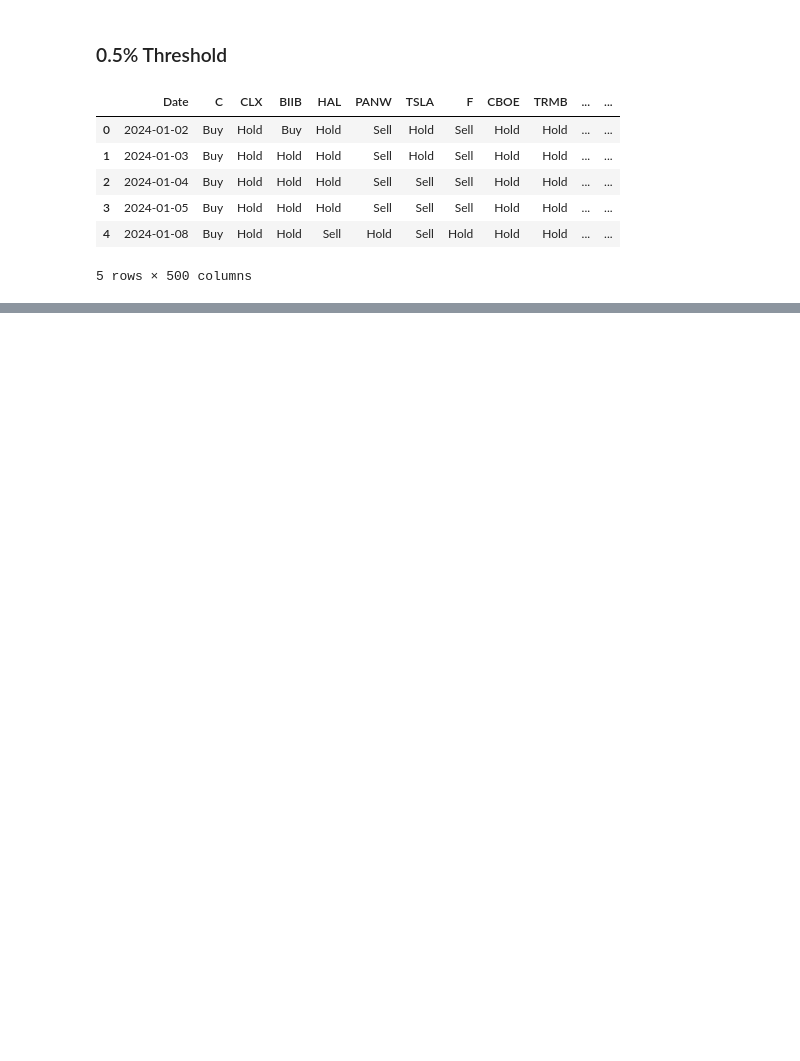
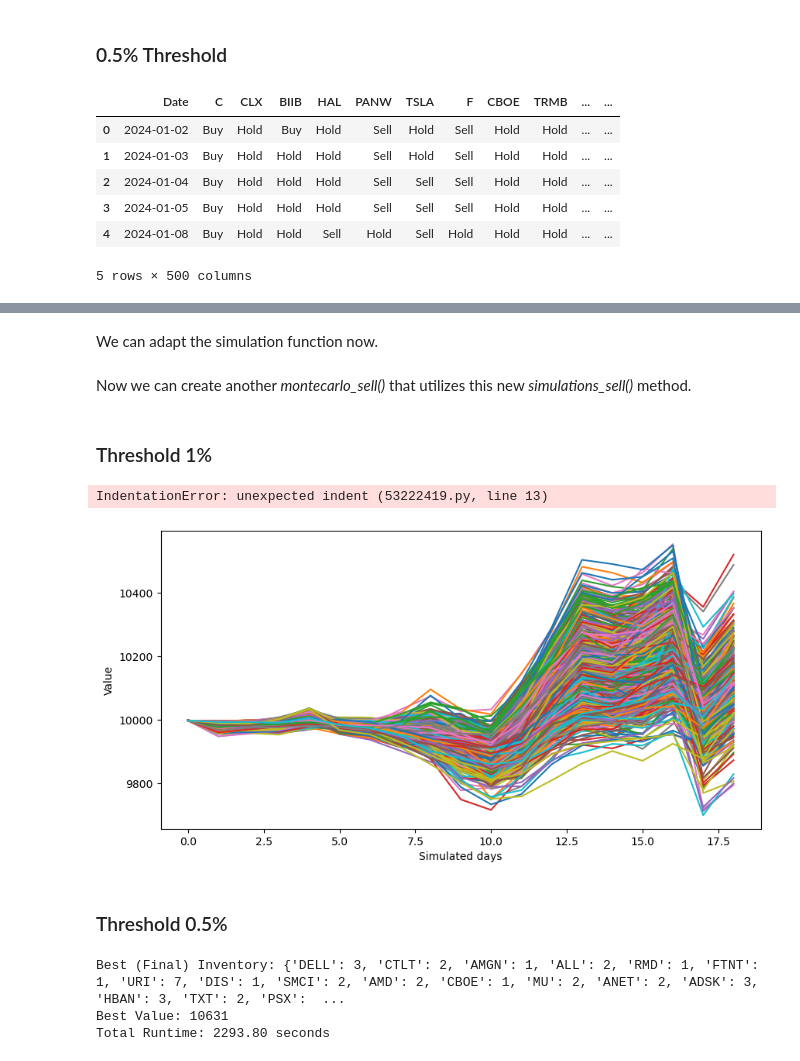
Before and after one commit to pmgfernandes04/SP500-Using-ML-and-Search-Methods, a Jupyter notebook: montecarlo.ipynb, the cells around one changed output, grey strips where cells are left out. Cells and saved outputs as stored; diff of their text form; code cells hidden in the pictures; blank space fills up the shorter version.

```diff
--- a/montecarlo.ipynb
+++ b/montecarlo.ipynb
@@ -572,0 +618,2 @@ plt.show()
+# %% [markdown]
+We can adapt the simulation function now.
@@ -572,0 +714,2 @@ plt.show()
+# %% [markdown]
+Now we can create another *montecarlo_sell()* that utilizes this new *simulations_sell()* method.
@@ -572,0 +742,54 @@ plt.show()
+# %% [markdown]
+### Threshold 1%
+# %%
+lstm1_sell_results = pd.DataFrame() # reset results
+
+balance = 10000
+
+no_iterations = 500
+
+min_distr = 3
+max_distr = 5
+
+diff_ticker_amount = 2
+
+#running_time, best_inventory, best_value, lstm1_sell_results = montecarlo_sell(df_lstm1, no_iterations, balance,
+                                                                     min_distr, max_distr, diff_ticker_amount)
+
+print(f"Best (Final) Inventory: {best_inventory}")
+print(f"Best Value: {best_value}")
+print(f"Total Runtime: {running_time:.2f} seconds")
+# %% [output]
+IndentationError: unexpected indent (53222419.py, line 13)
+# %%
+plt.figure(figsize=(10,5))
+plt.plot(lstm1_sell_results)
+plt.ylabel('Value')
+plt.xlabel('Simulated days')
+plt.show()
+# %% [output]
+[figure, added]
+# %% [markdown]
+### Threshold 0.5%
+# %%
+lstm05_sell_results = pd.DataFrame() # reset results
+
+balance = 10000
+
+no_iterations = 500
+
+min_distr = 3
+max_distr = 5
+
+diff_ticker_amount = 2
+
+running_time, best_inventory, best_value, lstm05_sell_results = montecarlo_sell(df_lstm05, no_iterations, balance,
+                                                                     min_distr, max_distr, diff_ticker_amount)
+
+print(f"Best (Final) Inventory: {best_inventory}")
+print(f"Best Value: {best_value}")
+print(f"Total Runtime: {running_time:.2f} seconds")
+# %% [output]
+Best (Final) Inventory: {'DELL': 3, 'CTLT': 2, 'AMGN': 1, 'ALL': 2, 'RMD': 1, 'FTNT': 1, 'URI': 7, 'DIS': 1, 'SMCI': 2, 'AMD': 2, 'CBOE': 1, 'MU': 2, 'ANET': 2, 'ADSK': 3, 'HBAN': 3, 'TXT': 2, 'PSX':  ...
+Best Value: 10631
+Total Runtime: 2293.80 seconds
```
Also changed, not shown: parts of 18 cells of this notebook, 2 other files.
